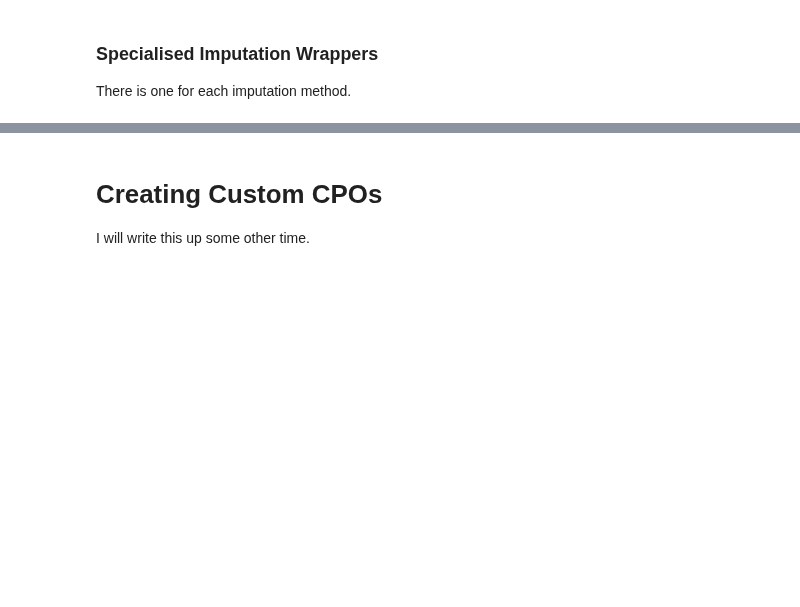
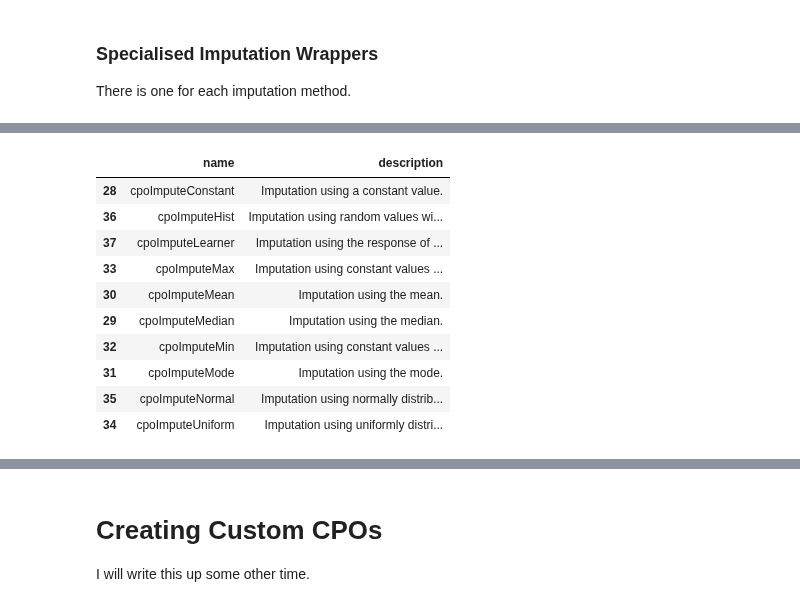
Before and after one commit to mlr-org/mlrCPO, a Jupyter notebook: todo-files/CPO Vignette.ipynb, the cells around one changed output, grey strips where cells are left out. Drawn from its saved outputs; the diff is of its cells as text; code cells hidden in the pictures; blank space fills up the shorter version.

```diff
--- a/todo-files/CPO Vignette.ipynb
+++ b/todo-files/CPO Vignette.ipynb
@@ -364,3 +885,16 @@ getTaskData(missing.task %>>% cpoImputeMedian(make.dummy.cols = FALSE))
 # %%
 # The specialised impute CPOs are:
-listCPO()[listCPO()$subcategory == "specialised", c("name", "description")]
+listCPO()[listCPO()$category == "imputation" & listCPO()$subcategory == "specialised",
+          c("name", "description")]
+# %% [output]
+|  | name | description |
+| 28 | cpoImputeConstant | Imputation using a constant value. |
+| 36 | cpoImputeHist | Imputation using random values wi... |
+| 37 | cpoImputeLearner | Imputation using the response of ... |
+| 33 | cpoImputeMax | Imputation using constant values ... |
+| 30 | cpoImputeMean | Imputation using the mean. |
+| 29 | cpoImputeMedian | Imputation using the median. |
+| 32 | cpoImputeMin | Imputation using constant values ... |
+| 31 | cpoImputeMode | Imputation using the mode. |
+| 35 | cpoImputeNormal | Imputation using normally distrib... |
+| 34 | cpoImputeUniform | Imputation using uniformly distri... |
```
Also changed, not shown: parts of 89 cells of this notebook, 45 other files.
